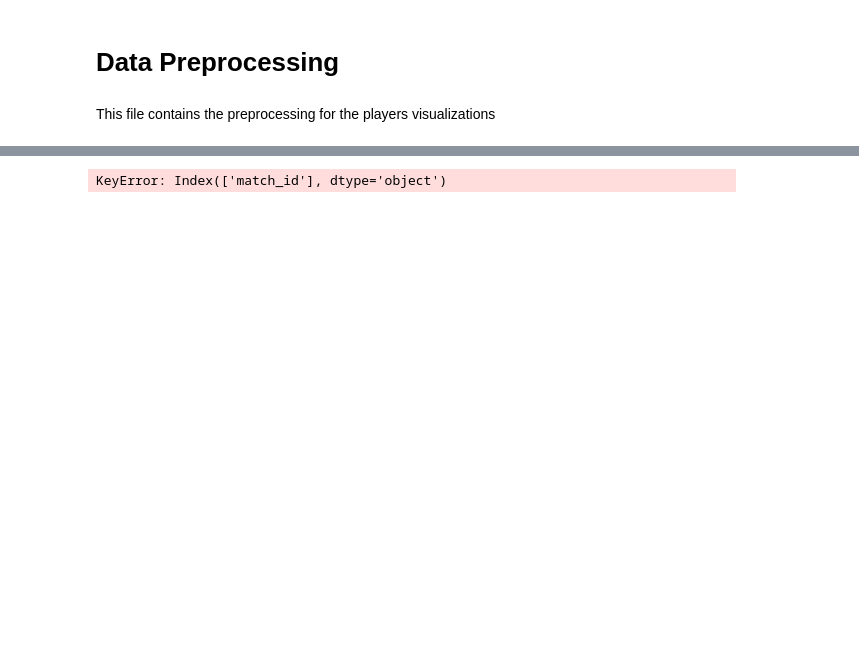
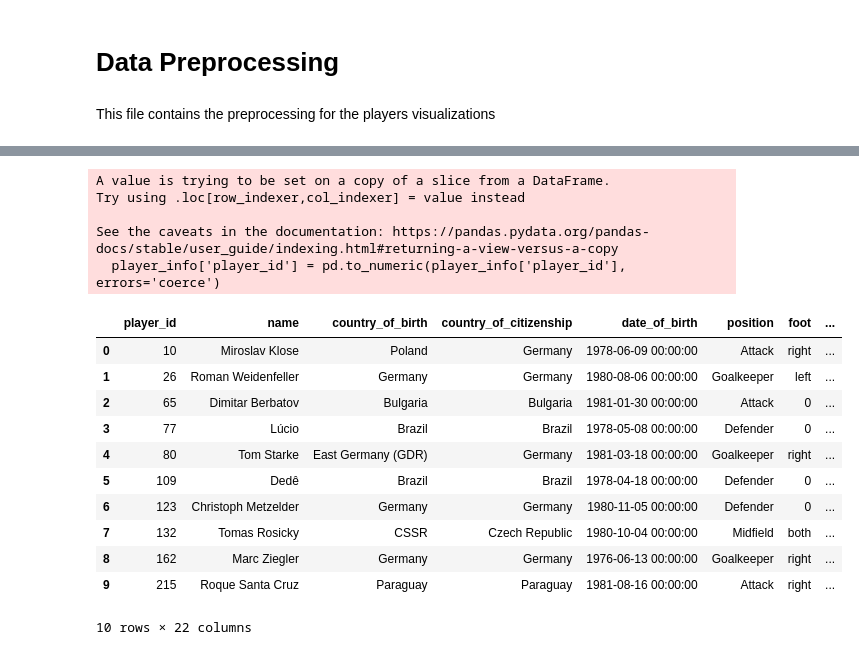
Before and after one commit to ElliottOctave/XInsider, a Jupyter notebook: notebooks/data_preprocessing.ipynb, the cells around one changed output, grey strips where cells are left out. Drawn from its saved outputs; the diff is of its cells as text; code cells hidden in the pictures; blank space fills up the shorter version.

Commit message:
feat: added competition information

```diff
--- a/notebooks/data_preprocessing.ipynb
+++ b/notebooks/data_preprocessing.ipynb
@@ -167,10 +198,10 @@ See the caveats in the documentation: https://pandas.pydata.org/pandas-docs/stab
 import pandas as pd
 
 # Step 1: Load Datasets
-players = pd.read_csv("data/players.csv")
-game_events = pd.read_csv("data/game_events.csv")
-appearances = pd.read_csv("data/appearances.csv")
-club_logos = pd.read_csv("data/club_logos.csv")  # <-- NEW
+players = pd.read_csv("../data/players.csv")
+game_events = pd.read_csv("../data/game_events.csv")
+appearances = pd.read_csv("../data/appearances.csv")
+club_logos = pd.read_csv("../data/club_logos.csv")  # <-- NEW
 
 # Step 2: Preprocess `game_events` - Extract Goals, Assists, Cards
 # Goals and Assists
@@ -194,17 +225,13 @@ app_stats = appearances.groupby('player_id').agg({
 
 # ✅ Count unique games per player (fixes overcounting)
 # Assumes 'match_id' exists in appearances
-unique_appearances = appearances.drop_duplicates(subset=['player_id', 'match_id'])
+unique_appearances = appearances.drop_duplicates(subset=['player_id', 'game_id'])
 total_appearances = unique_appearances.groupby('player_id').size().rename('appearances')
 
 # ✅ Total minutes possible = number of unique appearances × 90
 total_minutes = total_appearances * 90
 total_minutes.name = 'possible_minutes'
 
-# ✅ Minutes played percentage
-app_stats = app_stats.join(total_appearances).join(total_minutes)
-app_stats['minutes_played_percent'] = (app_stats['minutes_played'] / app_stats['possible_minutes']) * 100
-app_stats['minutes_played_percent'] = app_stats['minutes_played_percent'].round(1)
 
 # Step 4: Combine All Event Data into One Stats Table
 event_stats = pd.concat([goals, assists, yellow_cards, red_cards], axis=1).fillna(0)
@@ -219,36 +246,70 @@ player_info = players[[
     'country_of_citizenship', 'date_of_birth', 'position', 'foot',
     'height_in_cm', 'current_club_id', 'current_club_name', 'market_value_in_eur',
     'highest_market_value_in_eur', 'image_url',
 ]]
 
 # Clean player_id
 player_info['player_id'] = pd.to_numeric(player_info['player_id'], errors='coerce')
 player_info = player_info.dropna(subset=['player_id'])
 player_info['player_id'] = player_info['player_id'].astype(int)
 
 # Step 6: Merge with club logos using club_id
 club_logos['club_id'] = pd.to_numeric(club_logos['club_id'], errors='coerce')
 club_logos = club_logos.dropna(subset=['club_id'])
 club_logos['club_id'] = club_logos['club_id'].astype(int)
 
 player_info = pd.merge(
     player_info,
     club_logos.rename(columns={'club_id': 'current_club_id', 'logo_url': 'club_logo_url'}),
     on='current_club_id',
     how='left'
 )
 
-# Step 7: Merge stats with player metadata
+# Step 7: Infer player's main competition from appearances
+# (Optional: if `players` doesn't already have a competition_id)
+main_competition = (
+    appearances.groupby('player_id')['competition_id']
+    .agg(lambda x: x.value_counts().idxmax())  # most frequent competition per player
+    .reset_index()
+)
+
+# Step 8: Merge competition logos
+competition_logos = competition_logos[['competition_id', 'competition_logo_url']]
+player_info = pd.merge(player_info, main_competition, on='player_id', how='left')
+player_info = pd.merge(
+    player_info,
+    competition_logos,
+    on='competition_id',
+    how='left'
+)
+
+# Step 9: Merge stats with metadata
 player_summary = pd.merge(player_info, combined_stats, on='player_id', how='left')
 player_summary = player_summary.fillna(0)
 
 # Step 8: Save
-player_summary.to_csv("processed_data/player_summary.csv", index=False)
+player_summary.to_csv("../processed_data/player_summary.csv", index=False)
 
 # Step 9: Preview
 player_summary.head(10)
 # %% [output]
-KeyError: Index(['match_id'], dtype='object')
+A value is trying to be set on a copy of a slice from a DataFrame.
+Try using .loc[row_indexer,col_indexer] = value instead
+
+See the caveats in the documentation: https://pandas.pydata.org/pandas-docs/stable/user_guide/indexing.html#returning-a-view-versus-a-copy
+  player_info['player_id'] = pd.to_numeric(player_info['player_id'], errors='coerce')
+|  | player_id | name | country_of_birth | country_of_citizenship | date_of_birth | position | foot | ... |
+| 0 | 10 | Miroslav Klose | Poland | Germany | 1978-06-09 00:00:00 | Attack | right | ... |
+| 1 | 26 | Roman Weidenfeller | Germany | Germany | 1980-08-06 00:00:00 | Goalkeeper | left | ... |
+| 2 | 65 | Dimitar Berbatov | Bulgaria | Bulgaria | 1981-01-30 00:00:00 | Attack | 0 | ... |
+| 3 | 77 | Lúcio | Brazil | Brazil | 1978-05-08 00:00:00 | Defender | 0 | ... |
+| 4 | 80 | Tom Starke | East Germany (GDR) | Germany | 1981-03-18 00:00:00 | Goalkeeper | right | ... |
+| 5 | 109 | Dedê | Brazil | Brazil | 1978-04-18 00:00:00 | Defender | 0 | ... |
+| 6 | 123 | Christoph Metzelder | Germany | Germany | 1980-11-05 00:00:00 | Defender | 0 | ... |
+| 7 | 132 | Tomas Rosicky | CSSR | Czech Republic | 1980-10-04 00:00:00 | Midfield | both | ... |
+| 8 | 162 | Marc Ziegler | Germany | Germany | 1976-06-13 00:00:00 | Goalkeeper | right | ... |
+| 9 | 215 | Roque Santa Cruz | Paraguay | Paraguay | 1981-08-16 00:00:00 | Attack | right | ... |
+10 rows × 22 columns
 # %%
 import pandas as pd
 
```
Also changed, not shown: parts of 2 cells of this notebook, 5 other files.
